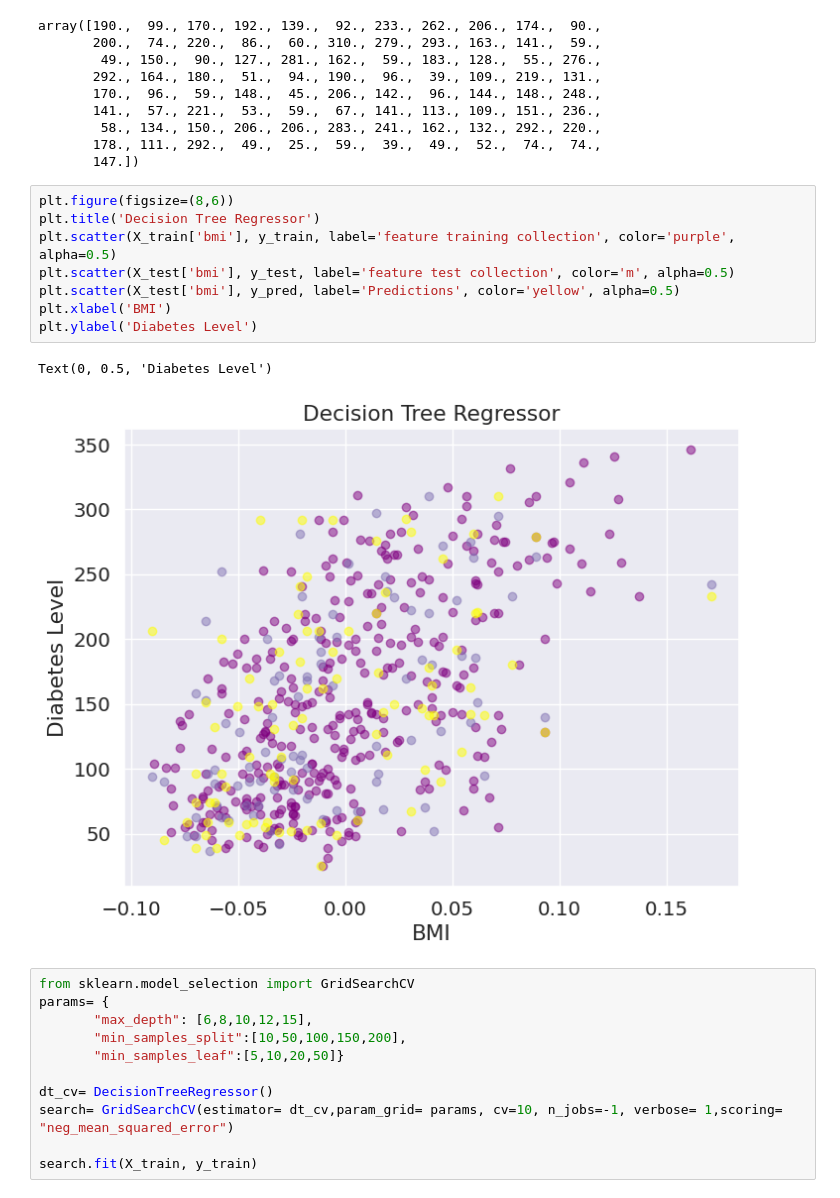
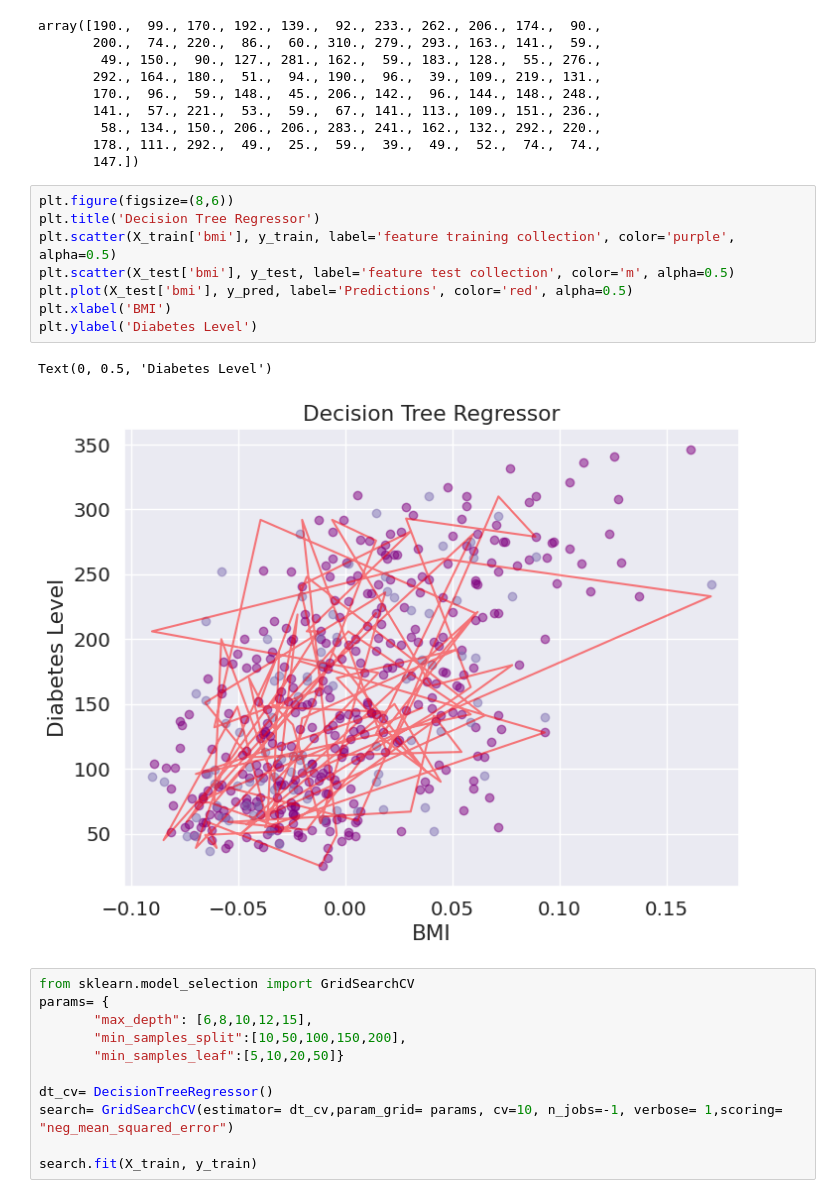
Before and after one commit to davidofitaly/05_decision_tree_regression_projects, a Jupyter notebook: Untitled288.ipynb, the cells around one changed output. Saved outputs shown, nothing was run; the diff lists cells and outputs as text.

```diff
--- a/Untitled288.ipynb
+++ b/Untitled288.ipynb
@@ -313,14 +313,14 @@ array([190.,  99., 170., 192., 139.,  92., 233., 262., 206., 174.,  90.,
 # %%
 plt.figure(figsize=(8,6))
 plt.title('Decision Tree Regressor')
 plt.scatter(X_train['bmi'], y_train, label='feature training collection', color='purple', alpha=0.5)
 plt.scatter(X_test['bmi'], y_test, label='feature test collection', color='m', alpha=0.5)
-plt.scatter(X_test['bmi'], y_pred, label='Predictions', color='yellow', alpha=0.5)
+plt.plot(X_test['bmi'], y_pred, label='Predictions', color='red', alpha=0.5)
 plt.xlabel('BMI')
 plt.ylabel('Diabetes Level')
 # %% [output]
 Text(0, 0.5, 'Diabetes Level')
-[figure, old version]
+[figure, new version]
 # %%
 from sklearn.model_selection import GridSearchCV
 params= {
```
Also changed, not shown: parts of 4 cells of this notebook.
